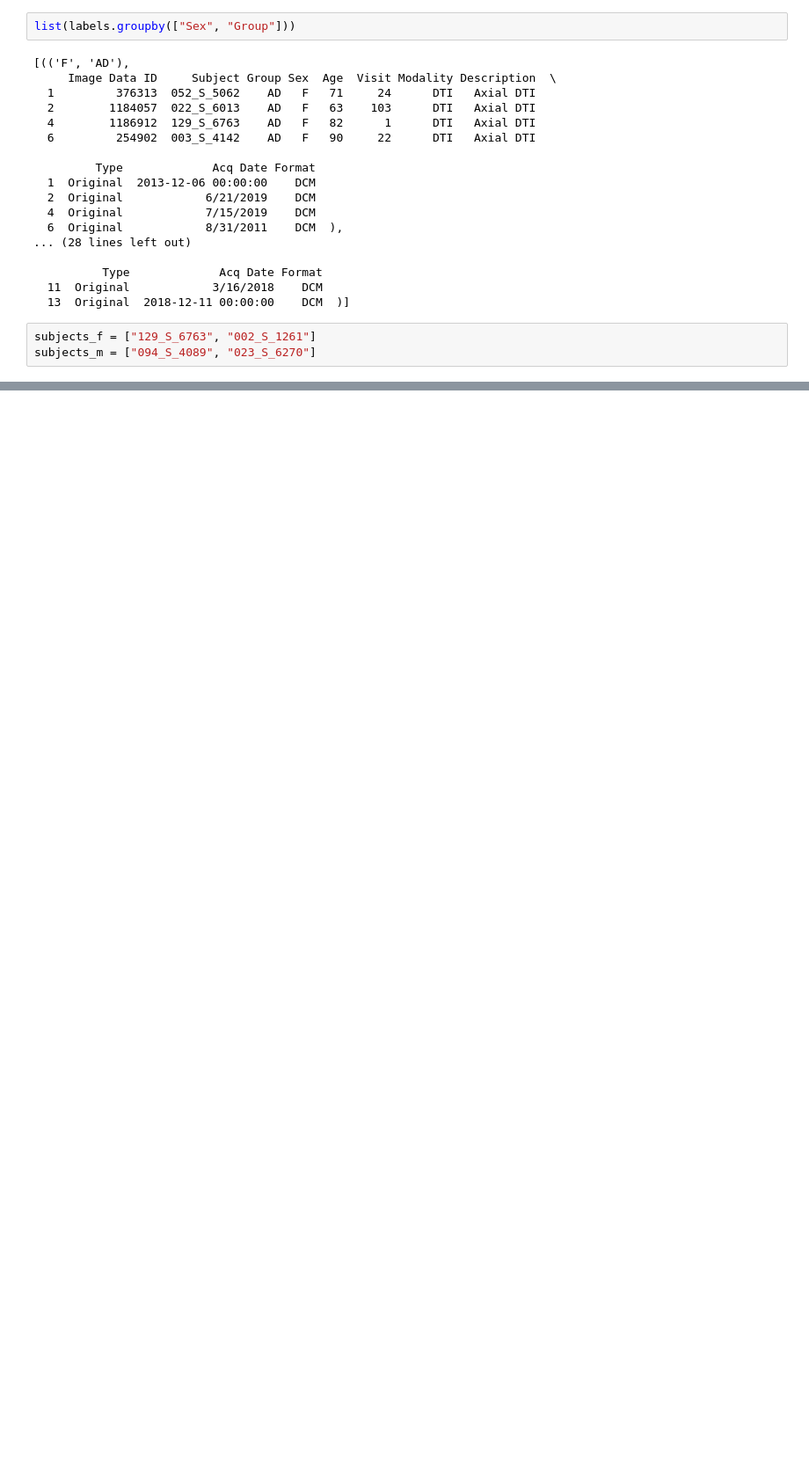
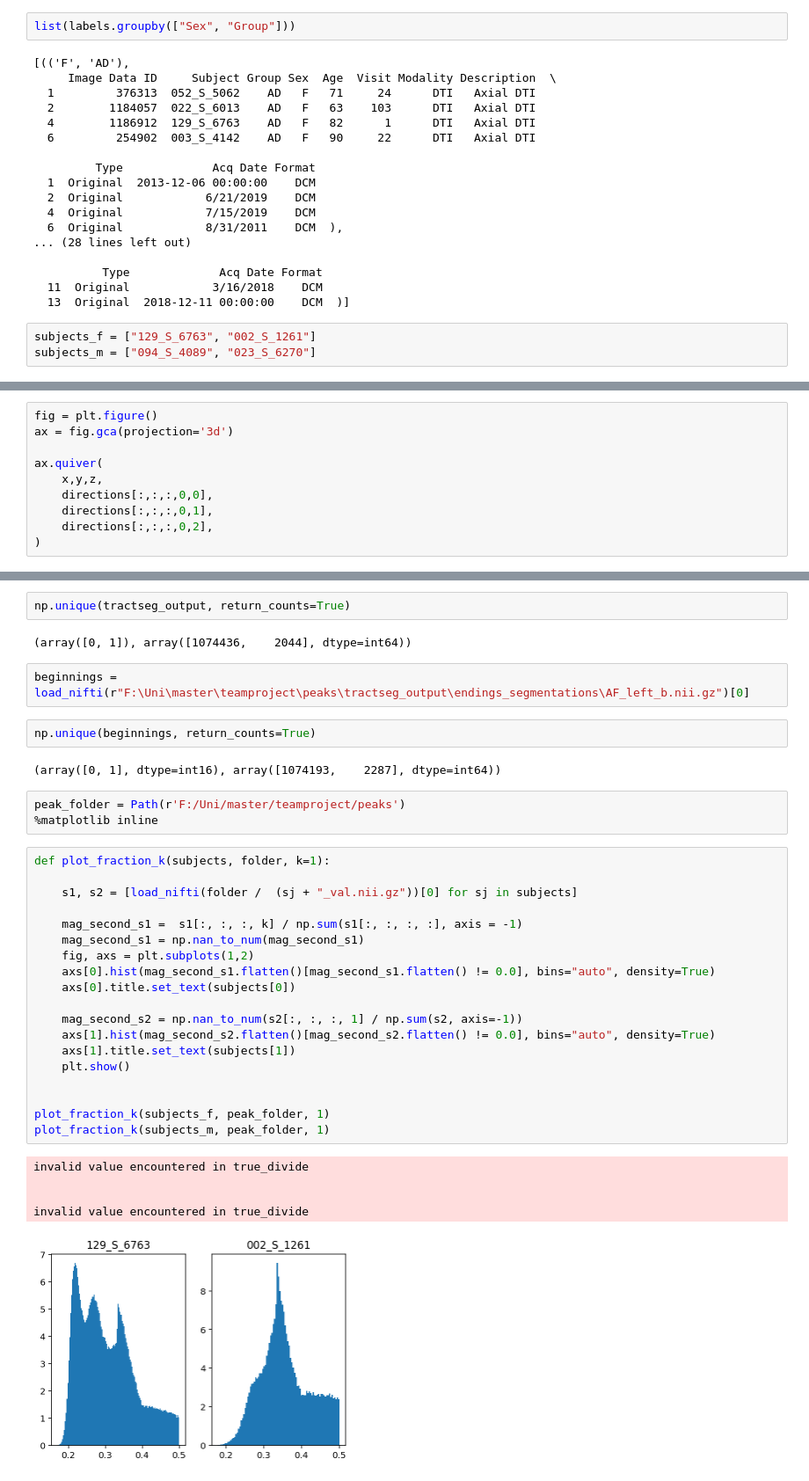
Before and after one commit to lucaswzyk/cpcg, a Jupyter notebook: csd_processing_pipeline.ipynb, the cells around one changed output, grey strips where cells are left out. Shown: that part at 88% size. Saved outputs shown, nothing was run; the diff lists cells and outputs as text; blank space fills up the shorter version.

```diff
--- a/csd_processing_pipeline.ipynb
+++ b/csd_processing_pipeline.ipynb
@@ -152,0 +270,10 @@ csd_f = list(pipeline_f)
+# %%
+fig = plt.figure()
+ax = fig.gca(projection='3d')
+
+ax.quiver(
+    x,y,z,
+    directions[:,:,:,0,0],
+    directions[:,:,:,0,1],
+    directions[:,:,:,0,2],
+)
@@ -152,0 +306,38 @@ csd_f = list(pipeline_f)
+# %%
+np.unique(tractseg_output, return_counts=True)
+# %% [output]
+(array([0, 1]), array([1074436,    2044], dtype=int64))
+# %%
+beginnings = load_nifti(r"F:\Uni\master\teamproject\peaks\tractseg_output\endings_segmentations\AF_left_b.nii.gz")[0]
+# %%
+np.unique(beginnings, return_counts=True)
+# %% [output]
+(array([0, 1], dtype=int16), array([1074193,    2287], dtype=int64))
+# %%
+peak_folder = Path(r'F:/Uni/master/teamproject/peaks')
+%matplotlib inline
+# %%
+def plot_fraction_k(subjects, folder, k=1):
+
+    s1, s2 = [load_nifti(folder /  (sj + "_val.nii.gz"))[0] for sj in subjects]
+
+    mag_second_s1 =  s1[:, :, :, k] / np.sum(s1[:, :, :, :], axis = -1)
+    mag_second_s1 = np.nan_to_num(mag_second_s1)
+    fig, axs = plt.subplots(1,2)
+    axs[0].hist(mag_second_s1.flatten()[mag_second_s1.flatten() != 0.0], bins="auto", density=True)
+    axs[0].title.set_text(subjects[0])
+
+    mag_second_s2 = np.nan_to_num(s2[:, :, :, 1] / np.sum(s2, axis=-1))
+    axs[1].hist(mag_second_s2.flatten()[mag_second_s2.flatten() != 0.0], bins="auto", density=True)
+    axs[1].title.set_text(subjects[1])
+    plt.show()
+
+
+plot_fraction_k(subjects_f, peak_folder, 1)
+plot_fraction_k(subjects_m, peak_folder, 1)
+# %% [output]
+invalid value encountered in true_divide
+
+
+invalid value encountered in true_divide
+[figure, added]
```
Also changed, not shown: parts of 43 cells of this notebook.
